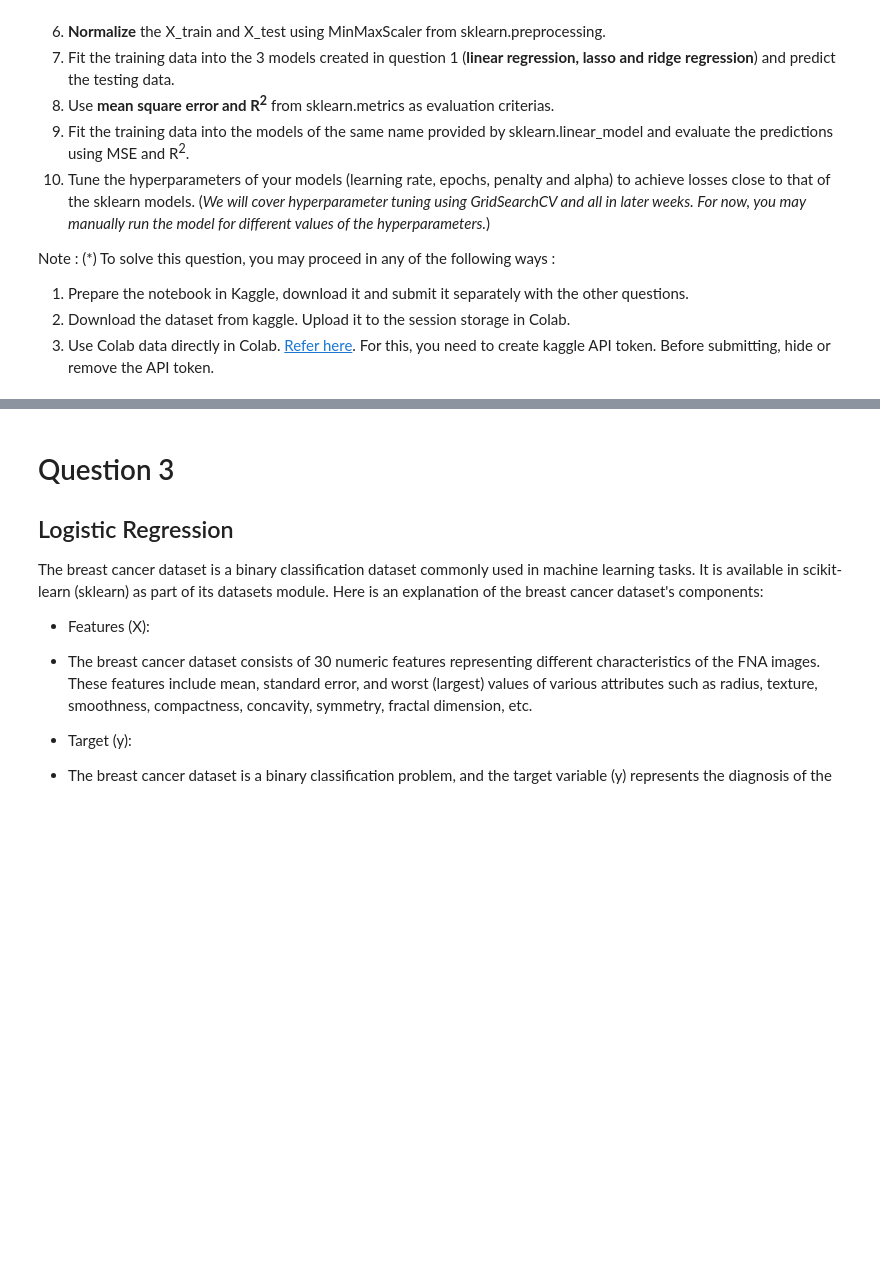
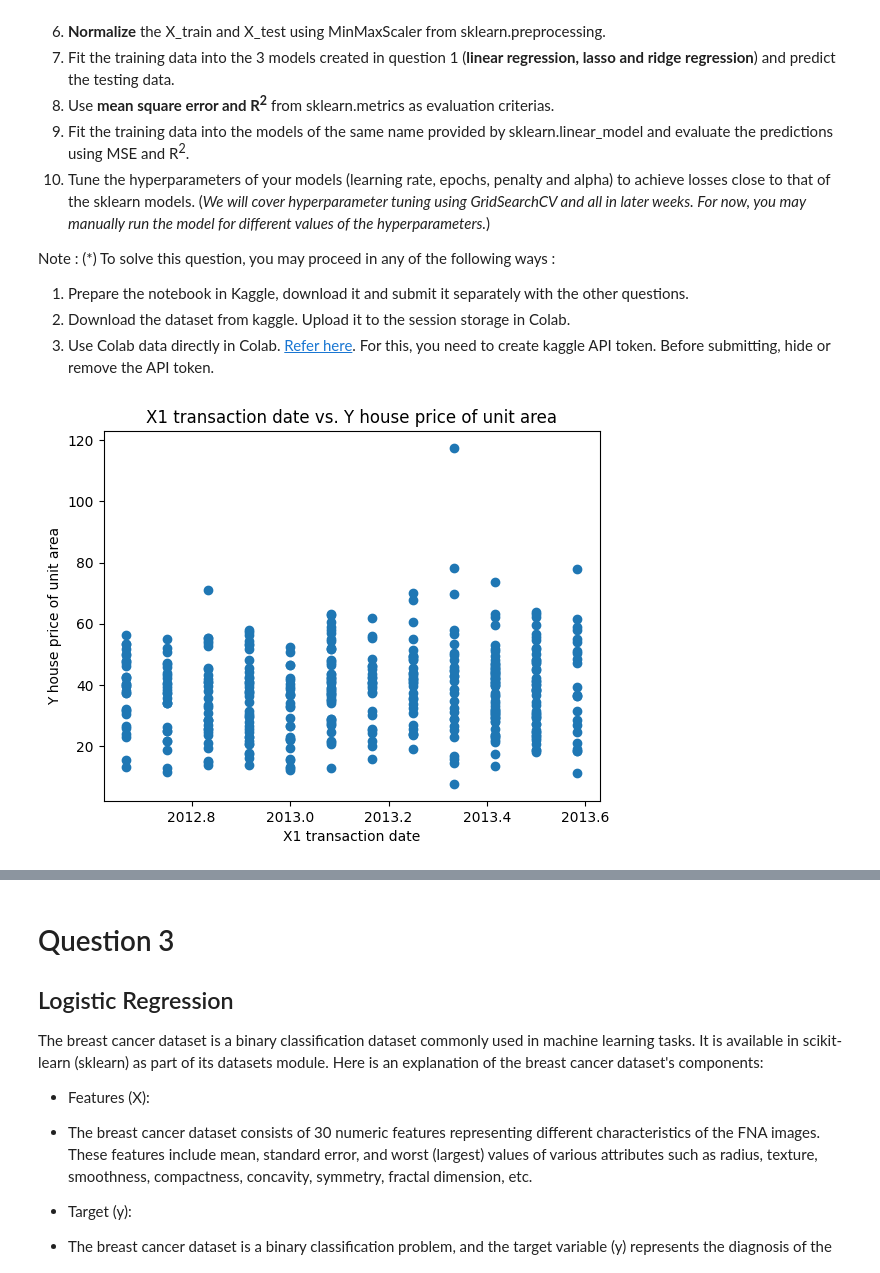
Before and after one commit to Intro-to-ML-and-DL/Intro-to-ML-and-DL, a Jupyter notebook: Week 2/Assignment/Stamatics_Assignment2.ipynb, the cells around one changed output, grey strips where cells are left out. Cells and saved outputs as stored; diff of their text form; code cells hidden in the pictures; blank space fills up the shorter version.

```diff
--- a/Week 2/Assignment/Stamatics_Assignment2.ipynb
+++ b/Week 2/Assignment/Stamatics_Assignment2.ipynb
@@ -25,3 +70,103 @@ Note : (*) To solve this question, you may proceed in any of the following ways
 1. Prepare the notebook in Kaggle, download it and submit it separately with the other questions.
 2. Download the dataset from kaggle. Upload it to the session storage in Colab.
 3. Use Colab data directly in Colab. [Refer here](https://www.kaggle.com/general/74235). For this, you need to create kaggle API token. Before submitting, hide or remove the API token.
+# %%
+import pandas as pd
+import matplotlib.pyplot as plt
+from sklearn.model_selection import train_test_split
+from sklearn.preprocessing import MinMaxScaler
+from sklearn.metrics import mean_squared_error
+from sklearn.metrics import r2_score
+
+
+class LinearRegression:
+    def __init__(self, learning_rate, epochs, penalty="None", alpha=0):
+        self.lr = learning_rate
+        self.epochs = epochs
+        self.penalty = penalty
+        self.alpha = alpha
+
+    def fit(self, X_train, y_train):
+        n_samples, n_features = X_train.shape
+        y_train = y_train.values.reshape(-1, 1)
+        # init parameters
+        self.weights = np.zeros((n_features, 1))
+        self.bias = np.zeros((1, 1))
+
+        # gradient descent
+        for i in range(self.epochs):
+            if (self.penalty == "L1"):
+                delta = -(y_train-np.dot(X_train, self.weights) -
+                          self.bias)/n_samples
+                dw = np.dot(X_train.T, delta)+(self.alpha /
+                                               n_samples) * np.sign(self.weights)
+                db = np.sum(delta).reshape(1, 1)
+            elif (self.penalty == "L2"):
+                delta = -(y_train-np.dot(X_train, self.weights) -
+                          self.bias)/n_samples
+                dw = np.dot(X_train.T, delta) + \
+                    (self.alpha/n_samples) * self.weights
+                db = np.sum(delta).reshape(1, 1)
+            else:
+                delta = -(y_train-np.dot(X_train, self.weights) -
+                          self.bias)/n_samples
+                dw = np.dot(X_train.T, delta)
+                db = np.sum(delta).reshape(1, 1)
+
+            # update weights and biases
+            self.weights -= self.lr * dw
+            self.bias -= self.lr * db
+
+    def predict(self, X_test):
+        y_predicted = np.dot(X_test, self.weights)+self.bias
+        return y_predicted
+
+
+df = pd.read_csv('real_estate.csv')
+
+# df.isnull().sum()
+# no null values
+
+for column in df.columns[1:7]:
+    plt.scatter(df[column], df['Y house price of unit area'])
+    plt.xlabel(column)
+    plt.ylabel('Y house price of unit area')
+    plt.title(f'{column} vs. Y house price of unit area')
+    plt.show()
+
+# i guess these are not that relevant features
+df.drop(['No', 'X1 transaction date'], axis=1, inplace=True)
+
+X = df.iloc[0:414, 0:4]
+y = df.iloc[0:414, 5]
+X_train, X_test, y_train, y_test = train_test_split(X, y, test_size=0.25)
+
+scaler = MinMaxScaler()
+X_train_normalized = scaler.fit_transform(X_train)
+X_test_normalized = scaler.transform(X_test)
+
+# Linear Regression
+lr_model = LinearRegression(0.001, 25000, "None", 0)
+lr_model.fit(X_train_normalized, y_train)
+mse = mean_squared_error(y_test, lr_model.predict(X_test_normalized))
+print('Mean Squared Error:', mse)
+r2 = r2_score(y_test, lr_model.predict(X_test_normalized))
+print('R Squared:', r2, "\n")
+
+# Lasso Regression
+lr_model = LinearRegression(0.001, 25000, "L1", 0.01)
+lr_model.fit(X_train_normalized, y_train)
+mse = mean_squared_error(y_test, lr_model.predict(X_test_normalized))
+print('Mean Squared Error:', mse)
+r2 = r2_score(y_test, lr_model.predict(X_test_normalized))
+print('R Squared:', r2, "\n")
+
+# Ridge Regression
+lr_model = LinearRegression(0.001, 25000, "L2", 0.01)
+lr_model.fit(X_train_normalized, y_train)
+mse = mean_squared_error(y_test, lr_model.predict(X_test_normalized))
+print('Mean Squared Error:', mse)
+r2 = r2_score(y_test, lr_model.predict(X_test_normalized))
+print('R Squared:', r2)
+# %% [output]
+[figure, added]
```
Also changed, not shown: parts of 10 cells of this notebook, 2 other files.
